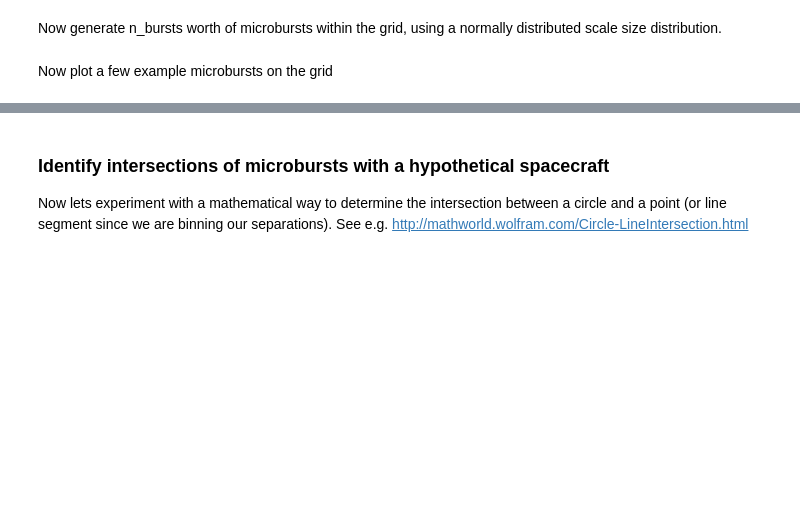
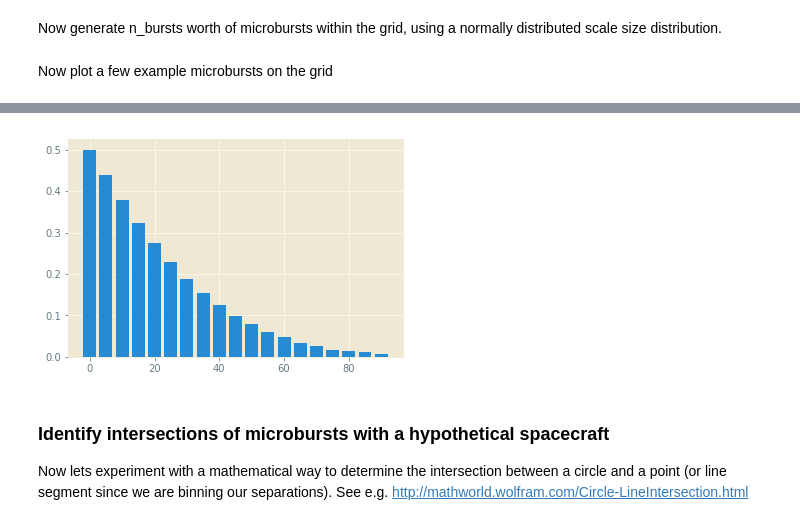
Before and after one commit to mshumko/ac6_microburst_scale_sizes, a Jupyter notebook: models/microburst_size_dist_monte_carlo.ipynb, the cells around one changed output, grey strips where cells are left out. Saved outputs shown, nothing was run; the diff lists cells and outputs as text; code cells hidden in the pictures; blank space fills up the shorter version.

```diff
--- a/models/microburst_size_dist_monte_carlo.ipynb
+++ b/models/microburst_size_dist_monte_carlo.ipynb
@@ -48,3 +80,30 @@ ax.set_aspect(1.0)
+# %%
+n_a = 0
+n_b = np.zeros(len(bins))
+n_coincident = np.zeros(len(bins))
+
+for bx, by, br in zip(burst_x, burst_y, burst_size):
+    # Skip if the circle did not intersect the y-axis.
+    if not circle_intersect([0, 0, 0, 10], [bx, by, br]):
+        continue
+    # Check if that microburst was observed at the origin
+    if dist(bx, by, 0, 0) <= br:
+        n_a +=1
+    # Check if that microburst was observed by the other
+    # spacecraft
+    for i, scx in enumerate(bins):
+        if dist(bx, by, 0, scx) <= br:
+            n_b[i] +=1
+    # Check if that microburst was observed by both
+    # spacecraft
+    for i, scx in enumerate(bins):
+        if dist(bx, by, 0, scx) <= br and dist(bx, by, 0, 0) <= br:
+            n_coincident[i] +=1
+cdf = n_coincident/(n_a + n_b)
+# %%
+plt.bar(bins, cdf, width=0.8*(bins[1] - bins[0]));
+# %% [output]
+[figure, added]
 # %% [markdown]
 ### Identify intersections of microbursts with a hypothetical spacecraft
 Now lets experiment with a mathematical way to determine the intersection between a circle and a point (or line segment since we are binning our separations). See e.g. http://mathworld.wolfram.com/Circle-LineIntersection.html
```
Also changed, not shown: parts of 10 cells of this notebook.
